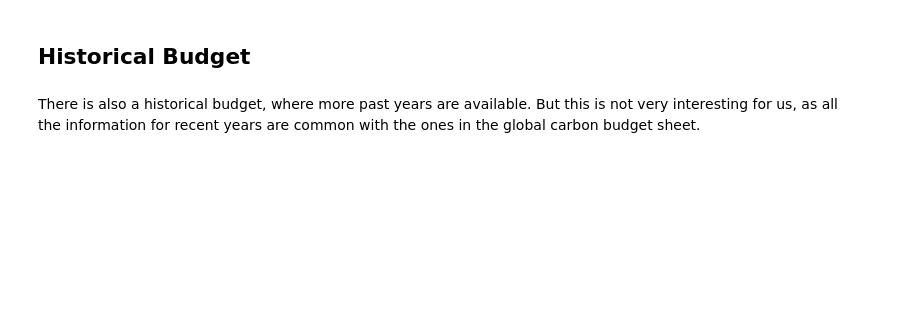
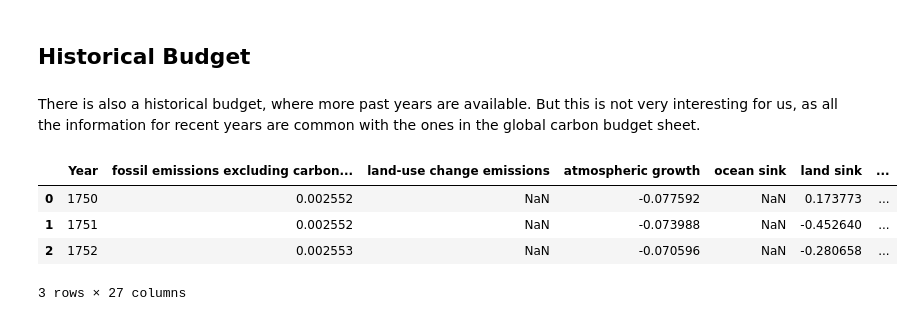
Before and after one commit to OpenGeoScales/ogs-data-exploration, a Jupyter notebook: notebooks/ghg-emissions/gcp/GCP_Exploration.ipynb, the cells around one changed output. Saved outputs shown, nothing was run; the diff lists cells and outputs as text; code cells hidden in the pictures; blank space fills up the shorter version.

```diff
--- a/notebooks/ghg-emissions/gcp/GCP_Exploration.ipynb
+++ b/notebooks/ghg-emissions/gcp/GCP_Exploration.ipynb
@@ -459,4 +466,11 @@ df_ccs.head(3)
 # %% [markdown]
 There is also a historical budget, where more past years are available. But this is not very interesting for us, as all the information for recent years are common with the ones in the global carbon budget sheet.
 # %%
-df_his = pd.read_excel(xls, 'Historical Budget',header=9)
+df_his = pd.read_excel(xls, 'Historical Budget',header=15)
+df_his.head(3)
+# %% [output]
+|  | Year | fossil emissions excluding carbon... | land-use change emissions | atmospheric growth | ocean sink | land sink | ... |
+| 0 | 1750 | 0.002552 | NaN | -0.077592 | NaN | 0.173773 | ... |
+| 1 | 1751 | 0.002552 | NaN | -0.073988 | NaN | -0.452640 | ... |
+| 2 | 1752 | 0.002553 | NaN | -0.070596 | NaN | -0.280658 | ... |
+3 rows × 27 columns
```
Also changed, not shown: parts of 11 cells of this notebook, 1 other file.
